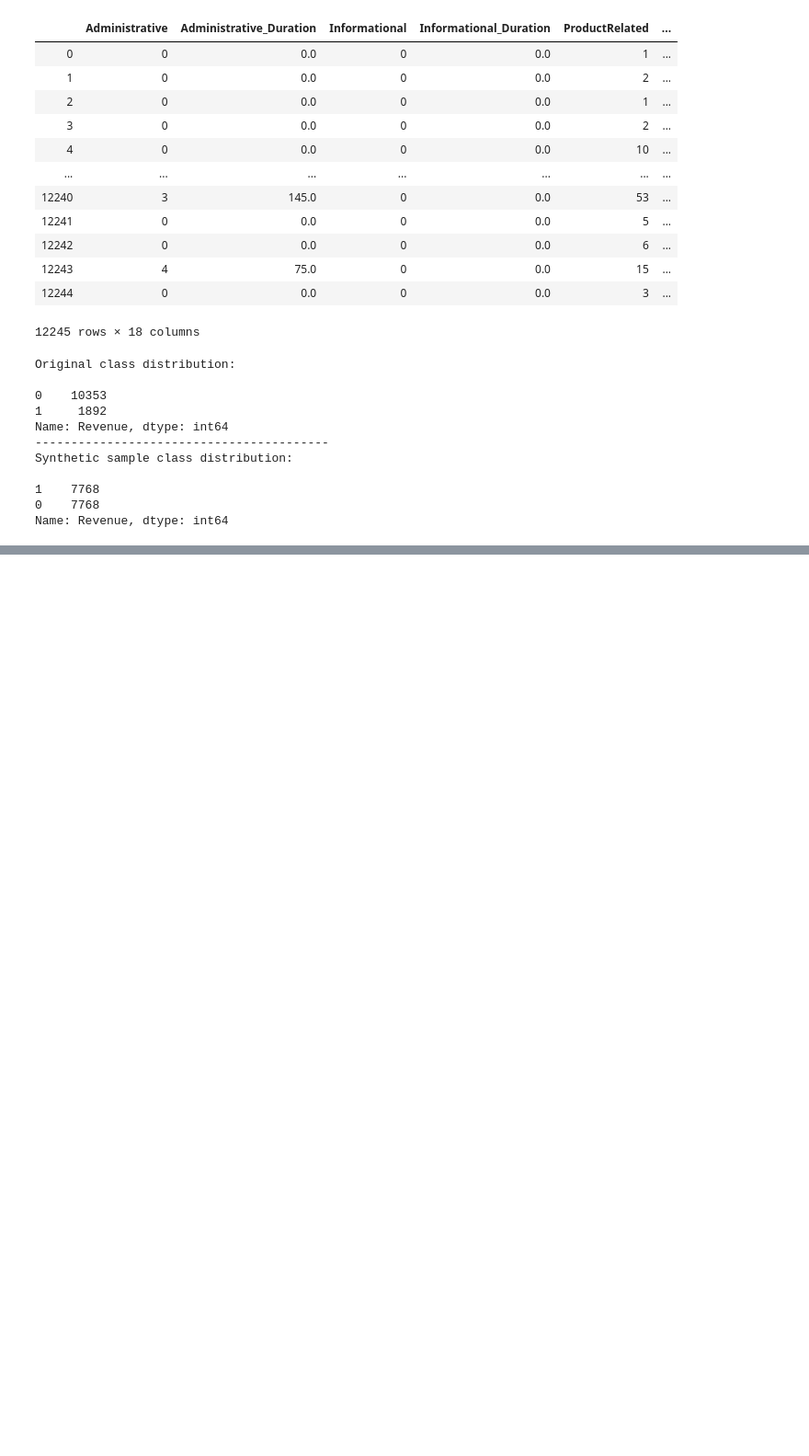
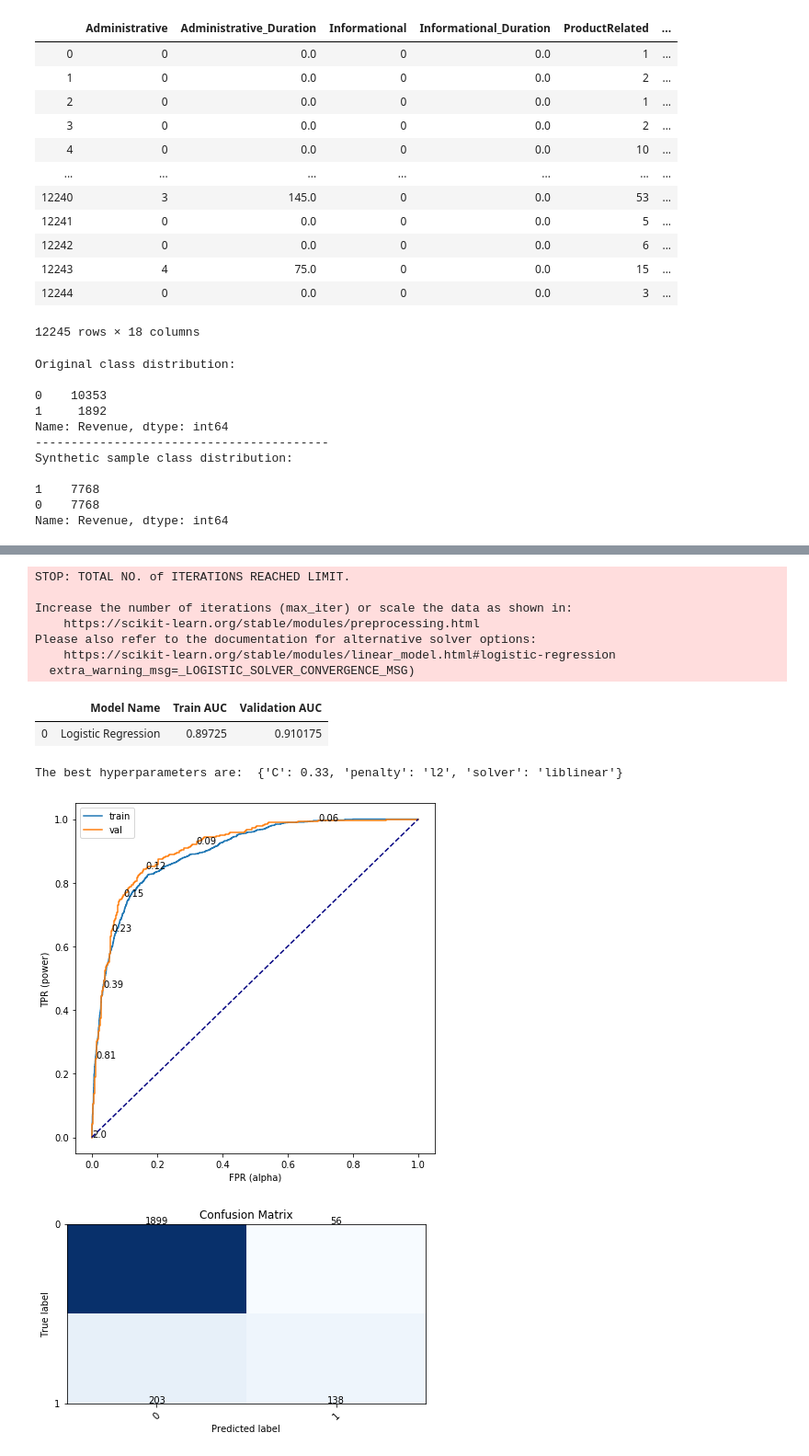
Before and after one commit to nielsbclausen/Mod_5_Project, a Jupyter notebook: niels_nb.ipynb, the cells around one changed output, grey strips where cells are left out. Shown at 92% size. Cells and saved outputs as stored; diff of their text form; code cells hidden in the pictures; blank space fills up the shorter version.

Commit message:
pushing with classification class

```diff
--- a/niels_nb.ipynb
+++ b/niels_nb.ipynb
@@ -137,0 +322,27 @@ X_train_resampled
+# %%
+X_train, X_test, y_train, y_test = train_test_split(X,y,test_size=.25,random_state=42)
+
+X_train_v, X_val, y_train_v, y_val = train_test_split(X_train,y_train,test_size=.25,random_state=42)
+# %%
+logistic = Classification('Logistic Regression', X_train_v, X_val, y_train_v, y_val)
+# %%
+param_grid = {"penalty":['l1', 'l2'],            # l1 and l2 are different type of penalties
+              "solver" : ['liblinear', 'saga'],  # Algorithm to use in the optimization problem
+              "C":[0.320,0.325,0.330]}           # Inverse of regularization strength; must be a positive float. Like in support vector machines, smaller values specify stronger regularization
+# param_grid = {}
+
+logistic.get_scores(param_grid,skf)
+logistic.show_conf_matrix()
+# %% [output]
+STOP: TOTAL NO. of ITERATIONS REACHED LIMIT.
+
+Increase the number of iterations (max_iter) or scale the data as shown in:
+    https://scikit-learn.org/stable/modules/preprocessing.html
+Please also refer to the documentation for alternative solver options:
+    https://scikit-learn.org/stable/modules/linear_model.html#logistic-regression
+  extra_warning_msg=_LOGISTIC_SOLVER_CONVERGENCE_MSG)
+|  | Model Name | Train AUC | Validation AUC |
+| 0 | Logistic Regression | 0.89725 | 0.910175 |
+The best hyperparameters are:  {'C': 0.33, 'penalty': 'l2', 'solver': 'liblinear'}
+[figure, added]
+[figure, added]
```
Also changed, not shown: parts of 9 cells of this notebook, 1 other file.
